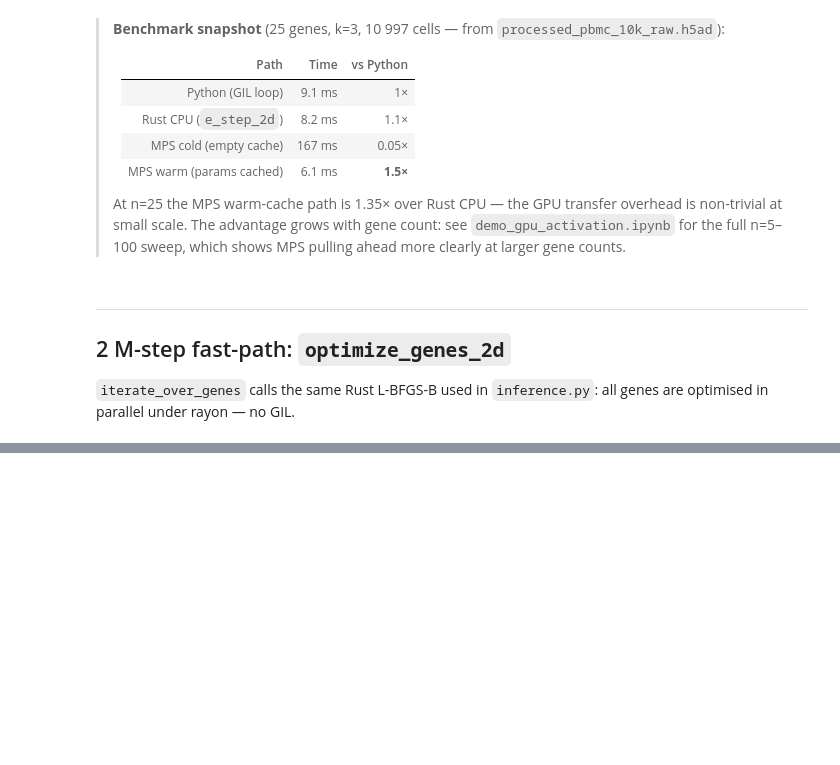
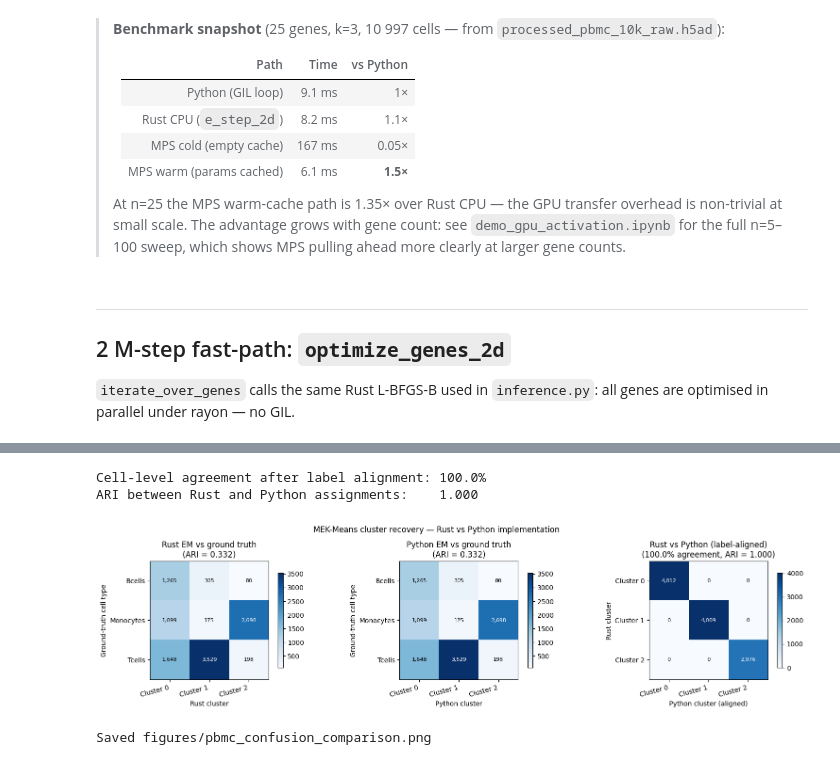
Before and after one commit to pachterlab/monod, a Jupyter notebook: demo_mminference_rust.ipynb, the cells around one changed output, grey strips where cells are left out. Drawn from its saved outputs; the diff is of its cells as text; code cells hidden in the pictures; blank space fills up the shorter version.

```diff
--- a/demo_mminference_rust.ipynb
+++ b/demo_mminference_rust.ipynb
@@ -565,18 +877,0 @@ Adjusted Rand Index (MEK-Means vs ground truth): 0.235
-# %%
-fig, ax = plt.subplots(figsize=(6, 4))
-im = ax.imshow(cm, cmap='Blues')
-ax.set_xticks(range(K_EM))
-ax.set_yticks(range(len(unique_types)))
-ax.set_xticklabels([f'Cluster {k}' for k in range(K_EM)])
-ax.set_yticklabels(sorted(unique_types))
-ax.set_xlabel('MEK-Means cluster')
-ax.set_ylabel('Ground-truth cell type')
-ax.set_title(f'Cluster recovery  (ARI = {ari:.3f})')
-for i in range(len(unique_types)):
-    for j in range(K_EM):
-        ax.text(j, i, f'{cm[i,j]:,}', ha='center', va='center',
-                color='white' if cm[i,j] > cm.max()*0.5 else 'black', fontsize=9)
-fig.colorbar(im, ax=ax, label='Cell count')
-fig.tight_layout()
-plt.savefig('figures/pbmc_confusion_matrix.png', dpi=150)
-plt.show()
@@ -585,3 +878,65 @@ plt.show()
+# %%
+from scipy.optimize import linear_sum_assignment
+
+# Align Python cluster labels to Rust cluster labels.
+# EM cluster indices are arbitrary; linear_sum_assignment finds the permutation
+# that maximises agreement between the two hard-assignment vectors.
+cross_cm_raw = confusion_matrix(assigns_rust, assigns_py)
+_, col_ind = linear_sum_assignment(-cross_cm_raw)
+inv_perm = np.zeros(K_EM, dtype=int)
+for dst, src_k in enumerate(col_ind):
+    inv_perm[src_k] = dst
+assigns_py_aligned = inv_perm[assigns_py]
+
+agreement = (assigns_rust == assigns_py_aligned).mean()
+ari_rp = adjusted_rand_score(assigns_rust, assigns_py_aligned)
+print(f'Cell-level agreement after label alignment: {agreement:.1%}')
+print(f'ARI between Rust and Python assignments:    {ari_rp:.3f}')
+
+cm_rp = confusion_matrix(assigns_rust, assigns_py_aligned)
+
+fig, axes = plt.subplots(1, 3, figsize=(16, 4))
+
+def _plot_cm(ax, mat, row_labels, col_labels, title):
+    im = ax.imshow(mat, cmap='Blues')
+    ax.set_xticks(range(len(col_labels))); ax.set_xticklabels(col_labels, rotation=15, ha='right')
+    ax.set_yticks(range(len(row_labels))); ax.set_yticklabels(row_labels)
+    ax.set_title(title)
+    thresh = mat.max() * 0.5
+    for i in range(len(row_labels)):
+        for j in range(len(col_labels)):
+            ax.text(j, i, f'{mat[i,j]:,}', ha='center', va='center',
+                    color='white' if mat[i,j] > thresh else 'black', fontsize=8)
+    fig.colorbar(im, ax=ax, shrink=0.8)
+
+type_labels = sorted(unique_types)
+cluster_labels = [f'Cluster {k}' for k in range(K_EM)]
+
+_plot_cm(axes[0], cm_rust,
+         type_labels, cluster_labels,
+         f'Rust EM vs ground truth\n(ARI = {ari_rust:.3f})')
+axes[0].set_ylabel('Ground-truth cell type'); axes[0].set_xlabel('Rust cluster')
+
+_plot_cm(axes[1], cm_py,
+         type_labels, cluster_labels,
+         f'Python EM vs ground truth\n(ARI = {ari_py:.3f})')
+axes[1].set_ylabel('Ground-truth cell type'); axes[1].set_xlabel('Python cluster')
+
+_plot_cm(axes[2], cm_rp,
+         cluster_labels, cluster_labels,
+         f'Rust vs Python (label-aligned)\n({agreement:.1%} agreement, ARI = {ari_rp:.3f})')
+axes[2].set_ylabel('Rust cluster'); axes[2].set_xlabel('Python cluster (aligned)')
+
+fig.suptitle('MEK-Means cluster recovery — Rust vs Python implementation', fontsize=12)
+fig.tight_layout()
+plt.savefig('figures/pbmc_confusion_comparison.png', dpi=150, bbox_inches='tight')
+plt.show()
+print('Saved figures/pbmc_confusion_comparison.png')
+# %% [output]
+Cell-level agreement after label alignment: 100.0%
+ARI between Rust and Python assignments:    1.000
+[figure, added]
+Saved figures/pbmc_confusion_comparison.png
 # %% [markdown]
 ---
 ## Summary
```
Also changed, not shown: parts of 24 cells of this notebook, 19 other files.
